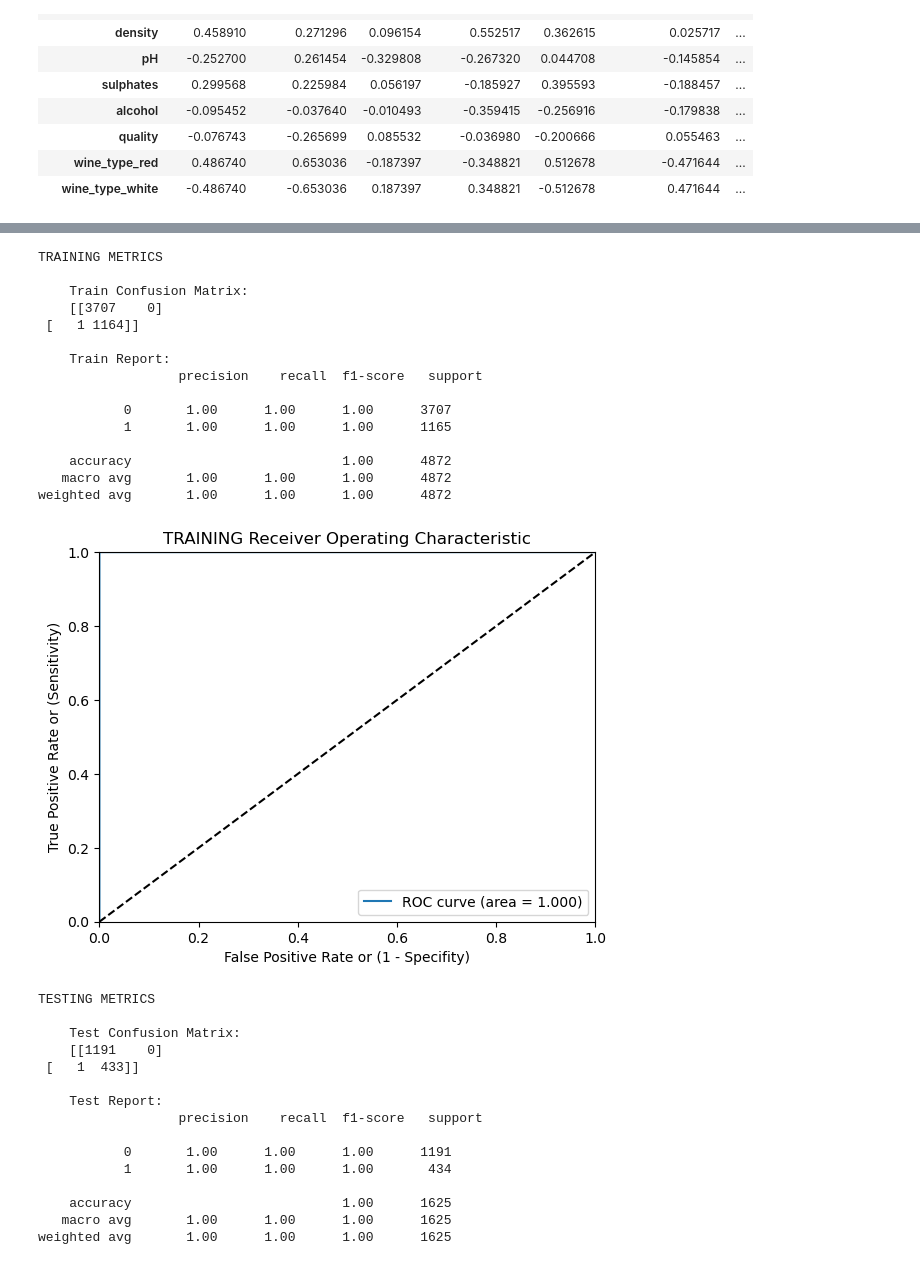
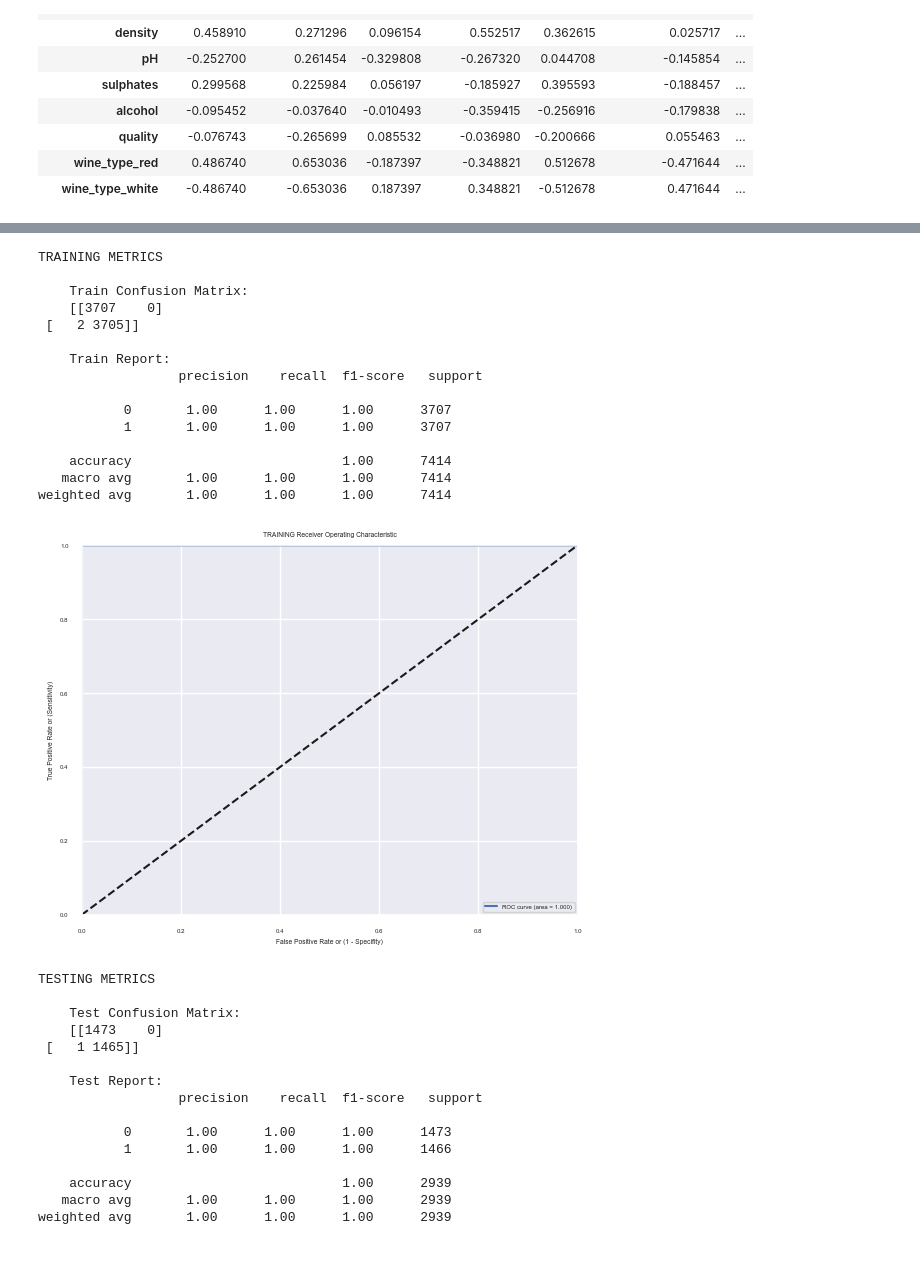
Before and after one commit to Berli85/Project4_Team2, a Jupyter notebook: combined_dataset/machine_learning_classification.ipynb, the cells around one changed output, grey strips where cells are left out. Cells and saved outputs as stored; diff of their text form; code cells hidden in the pictures.

```diff
--- a/combined_dataset/machine_learning_classification.ipynb
+++ b/combined_dataset/machine_learning_classification.ipynb
@@ -244,5 +233,6 @@ corrs
 | wine_type_white | -0.486740 | -0.653036 | 0.187397 | 0.348821 | -0.512678 | 0.471644 | ... |
 # %%
 sns.heatmap(corrs, annot=True)
+sns.set(font_scale=0.4)
 plt.show()
 # %% [output]
@@ -259,12 +240,12 @@ Name: count, dtype: int64
 # %%
 # features
-X = df_combined2.drop("wine_type_red", axis=1) # keep ALL features except for the target
+#X = df_combined2.drop("wine_type_red", axis=1) # keep ALL features except for the target
 
 # target
-y = df_combined2.wine_type_red
+#y = df_combined2.wine_type_red
 
 # Split data into training and testing
-X_train, X_test, y_train, y_test = train_test_split(X, y, random_state=42, test_size=0.25)
+#X_train, X_test, y_train, y_test = train_test_split(X, y, random_state=42, test_size=0.25)
 
-print(X_train.shape)
-print(X_test.shape)
+#print(X_train.shape)
+#print(X_test.shape)
@@ -273,0 +288,10 @@ print(X_test.shape)
+# %%
+#SMOTE
+# split into 70:30 ration
+X_train, X_test, y_train, y_test = train_test_split(X, y, test_size = 0.3, random_state = 0)
+
+# describes info about train and test set
+print("Number transactions X_train dataset: ", X_train.shape)
+print("Number transactions y_train dataset: ", y_train.shape)
+print("Number transactions X_test dataset: ", X_test.shape)
+print("Number transactions y_test dataset: ", y_test.shape)
@@ -274,15 +404,15 @@ print(X_test.shape)
 # %%
-def doClassification(model, X_train, X_test, y_train, y_test):
+def doClassification(model, X_train_sampled, X_test, y_train_sampled, y_test):
     # predict
-    train_preds = model.predict(X_train)
-    train_probs = model.predict_proba(X_train)
+    train_preds = model.predict(X_train_sampled)
+    train_probs = model.predict_proba(X_train_sampled)
 
     test_preds = model.predict(X_test)
     test_probs = model.predict_proba(X_test)
 
     # evaluate train
-    train_cr = classification_report(y_train, train_preds)
-    train_cm = confusion_matrix(y_train, train_preds)
+    train_cr = classification_report(y_train_sampled, train_preds)
+    train_cm = confusion_matrix(y_train_sampled, train_preds)
 
     train_report = f"""
     Train Confusion Matrix:
@@ -297,8 +427,8 @@ def doClassification(model, X_train, X_test, y_train, y_test):
 
     # train ROC curve
     # Compute fpr, tpr, thresholds and roc auc
-    fpr, tpr, thresholds = roc_curve(y_train, train_probs[:,1])
-    roc_auc = roc_auc_score(y_train, train_probs[:,1])
+    fpr, tpr, thresholds = roc_curve(y_train_sampled, train_probs[:,1])
+    roc_auc = roc_auc_score(y_train_sampled, train_probs[:,1])
 
     # Plot ROC curve
     plt.plot(fpr, tpr, label='ROC curve (area = %0.3f)' % roc_auc)
@@ -348,40 +476,40 @@ from sklearn.linear_model import LogisticRegression
 # %%
 # initialize
 lr = LogisticRegression()
 
 # fit
-lr.fit(X_train, y_train)
+lr.fit(X_train_resampled, y_train_resampled)
 
-doClassification(lr, X_train, X_test, y_train, y_test)
+doClassification(lr, X_train_resampled, X_test, y_train_resampled, y_test)
 # %% [output]
 TRAINING METRICS
 
     Train Confusion Matrix:
     [[3707    0]
- [   1 1164]]
+ [   2 3705]]
 
     Train Report:
                   precision    recall  f1-score   support
 
            0       1.00      1.00      1.00      3707
-           1       1.00      1.00      1.00      1165
+           1       1.00      1.00      1.00      3707
 
-    accuracy                           1.00      4872
-   macro avg       1.00      1.00      1.00      4872
-weighted avg       1.00      1.00      1.00      4872
+    accuracy                           1.00      7414
+   macro avg       1.00      1.00      1.00      7414
+weighted avg       1.00      1.00      1.00      7414
-[figure, old version]
+[figure, new version]
 TESTING METRICS
 
     Test Confusion Matrix:
-    [[1191    0]
- [   1  433]]
+    [[1473    0]
+ [   1 1465]]
 
     Test Report:
                   precision    recall  f1-score   support
 
-           0       1.00      1.00      1.00      1191
-           1       1.00      1.00      1.00       434
+           0       1.00      1.00      1.00      1473
+           1       1.00      1.00      1.00      1466
 
-    accuracy                           1.00      1625
-   macro avg       1.00      1.00      1.00      1625
-weighted avg       1.00      1.00      1.00      1625
+    accuracy                           1.00      2939
+   macro avg       1.00      1.00      1.00      2939
+weighted avg       1.00      1.00      1.00      2939
```
Also changed, not shown: parts of 31 cells of this notebook, 2 other files.
